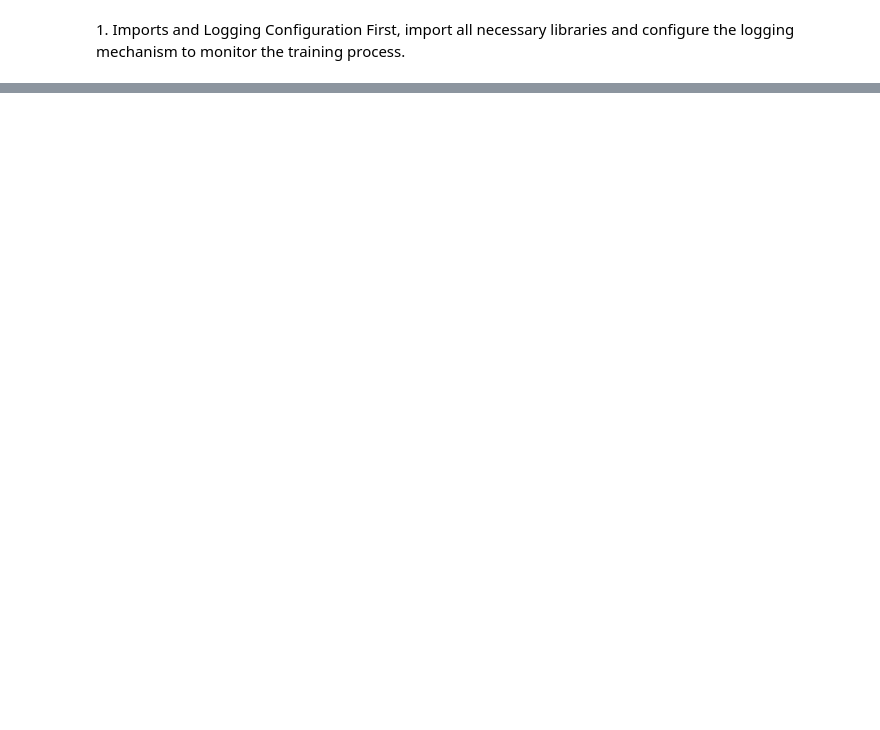
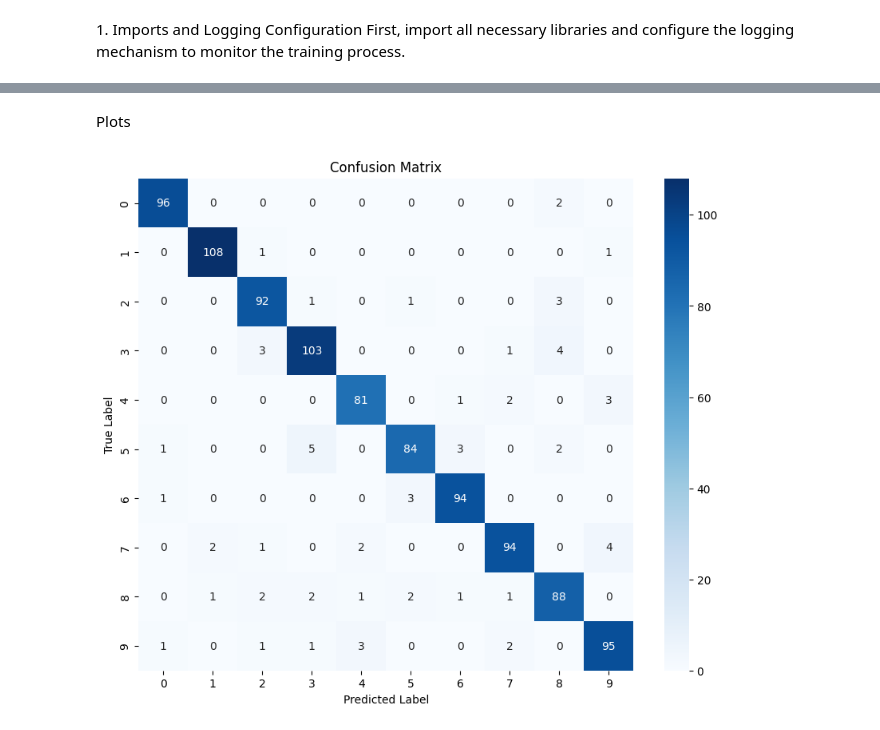
Before and after one commit to DanyloKolesnyk/QuantumMLChronicles, a Jupyter notebook: quantum_methods/QuantumImageClassifier/q_mnist.ipynb, the cells around one changed output, grey strips where cells are left out. Saved outputs shown, nothing was run; the diff lists cells and outputs as text; code cells hidden in the pictures; blank space fills up the shorter version.

```diff
--- a/quantum_methods/QuantumImageClassifier/q_mnist.ipynb
+++ b/quantum_methods/QuantumImageClassifier/q_mnist.ipynb
@@ -440,0 +119,12 @@ else:
+# %%
+# Split Dataset into Training and Testing Sets
+print("Splitting dataset into training and testing sets...")
+train_indices, test_indices = train_test_split(
+    np.arange(len(y_subset)), test_size=0.2, random_state=42, stratify=y_subset
+)
+
+K_train = K[np.ix_(train_indices, train_indices)]
+K_test = K[np.ix_(test_indices, train_indices)]
+
+y_train = y_subset[train_indices]
+y_test = y_subset[test_indices]
@@ -440,0 +155,5 @@ else:
+# %%
+# Train SVM with Precomputed Kernel
+print("Training SVM with precomputed kernel...")
+clf = SVC(kernel='precomputed', probability=True)
+clf.fit(K_train, y_train)
@@ -440,0 +165,5 @@ else:
+# %%
+y_pred = clf.predict(K_test)
+y_pred_prob = clf.predict_proba(K_test)
+accuracy = accuracy_score(y_test, y_pred)
+print(f"Test Accuracy: {accuracy * 100:.2f}%")
@@ -440,0 +173,6 @@ else:
+# %%
+classification_rep = classification_report(y_test, y_pred)
+conf_matrix = confusion_matrix(y_test, y_pred)
+
+print(f"Classification Report:\n{classification_rep}")
+print(f"Confusion Matrix:\n{conf_matrix}")
@@ -440,0 +197,12 @@ else:
+# %% [markdown]
+Plots
+# %%
+## Confusion Matrix Heatmap
+plt.figure(figsize=(10, 8))
+sns.heatmap(conf_matrix, annot=True, fmt='d', cmap='Blues')
+plt.xlabel('Predicted Label')
+plt.ylabel('True Label')
+plt.title('Confusion Matrix')
+plt.show()
+# %% [output]
+[figure, added]
```
Also changed, not shown: parts of 41 cells of this notebook, 1 other file.
